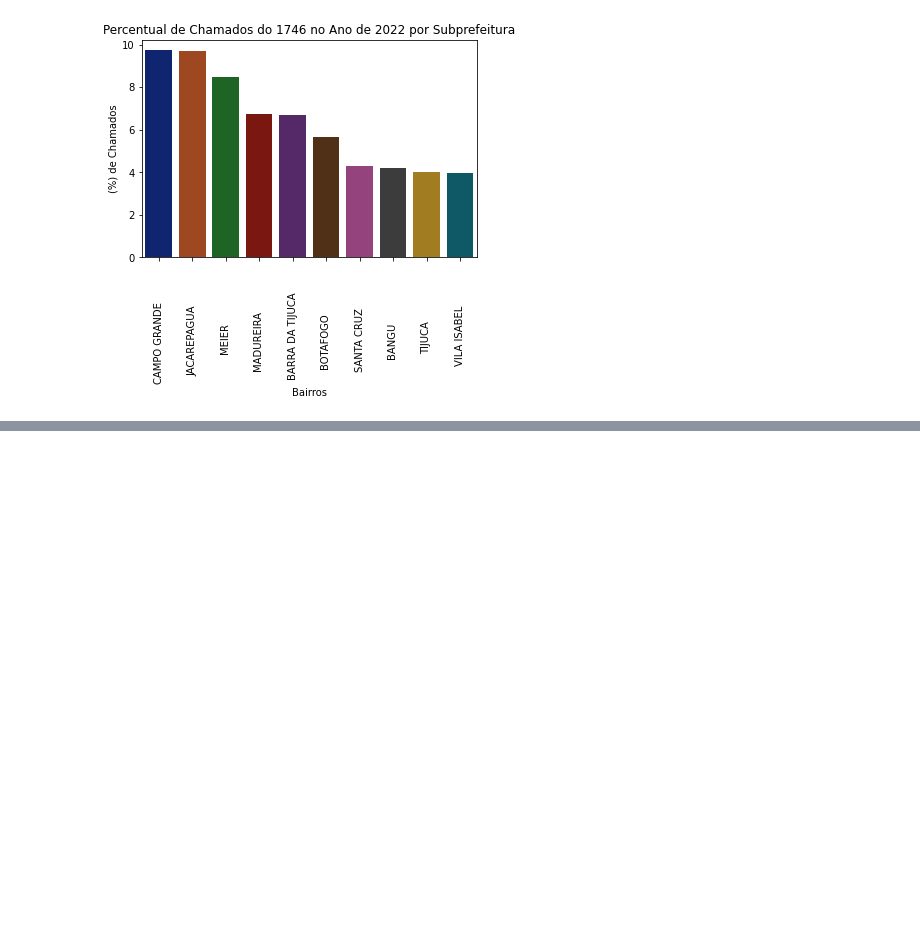
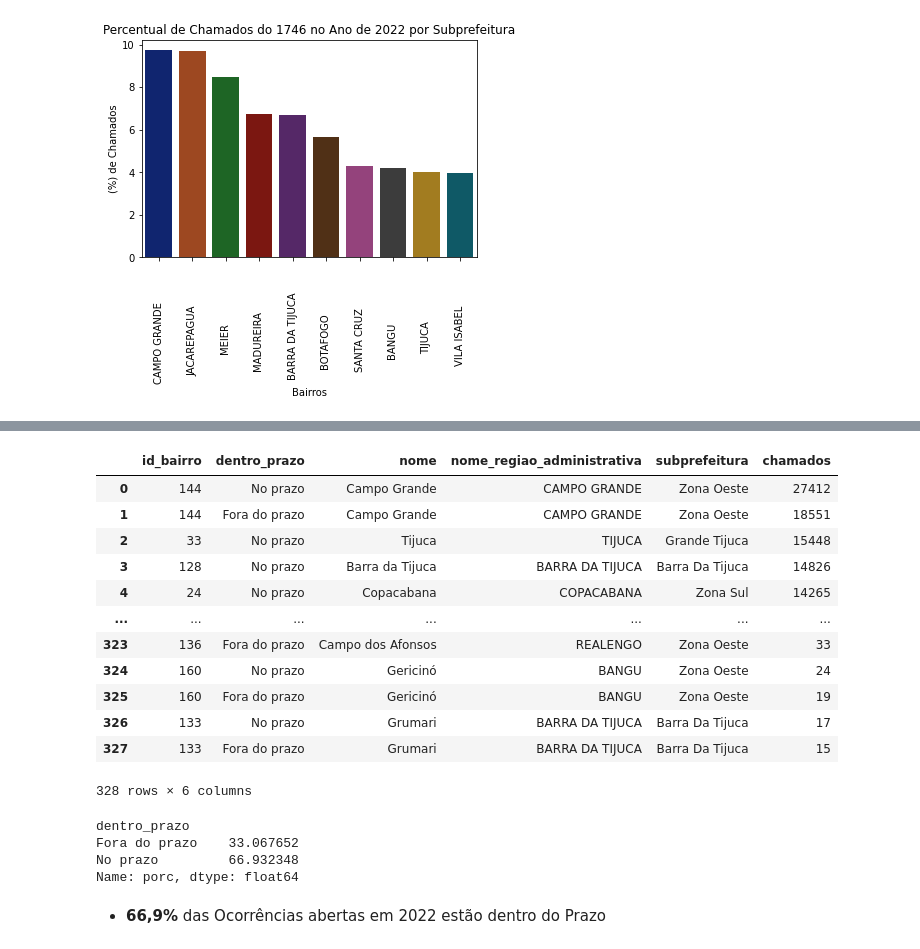
Before and after one commit to CyberBantu/Analise_1746_Dados_Marginais, a Jupyter notebook: Analise_1746.ipynb, the cells around one changed output, grey strips where cells are left out. Drawn from its saved outputs; the diff is of its cells as text; code cells hidden in the pictures; blank space fills up the shorter version.

Commit message:
Analises SObre prazos e Organizações

```diff
--- a/Analise_1746.ipynb
+++ b/Analise_1746.ipynb
@@ -186,0 +215,5 @@ Text(0.5, 1.0, 'Percentual de Chamados do 1746 no Ano de 2022 por Subprefeitura'
+# %%
+prazo = df[['id_bairro','dentro_prazo']]
+# %%
+bairro_prazo = prazo.merge(bairros, on='id_bairro')
+bairro_prazo
@@ -186,0 +234,27 @@ Text(0.5, 1.0, 'Percentual de Chamados do 1746 no Ano de 2022 por Subprefeitura'
+# %%
+agrup_prazo = bairro_prazo.value_counts().reset_index().rename(columns = {0 : 'chamados'}).sort_values(by = 'chamados', ascending = False)
+agrup_prazo
+# %% [output]
+|  | id_bairro | dentro_prazo | nome | nome_regiao_administrativa | subprefeitura | chamados |
+| 0 | 144 | No prazo | Campo Grande | CAMPO GRANDE | Zona Oeste | 27412 |
+| 1 | 144 | Fora do prazo | Campo Grande | CAMPO GRANDE | Zona Oeste | 18551 |
+| 2 | 33 | No prazo | Tijuca | TIJUCA | Grande Tijuca | 15448 |
+| 3 | 128 | No prazo | Barra da Tijuca | BARRA DA TIJUCA | Barra Da Tijuca | 14826 |
+| 4 | 24 | No prazo | Copacabana | COPACABANA | Zona Sul | 14265 |
+| ... | ... | ... | ... | ... | ... | ... |
+| 323 | 136 | Fora do prazo | Campo dos Afonsos | REALENGO | Zona Oeste | 33 |
+| 324 | 160 | No prazo | Gericinó | BANGU | Zona Oeste | 24 |
+| 325 | 160 | Fora do prazo | Gericinó | BANGU | Zona Oeste | 19 |
+| 326 | 133 | No prazo | Grumari | BARRA DA TIJUCA | Barra Da Tijuca | 17 |
+| 327 | 133 | Fora do prazo | Grumari | BARRA DA TIJUCA | Barra Da Tijuca | 15 |
+328 rows × 6 columns
+# %%
+agrup_prazo['porc'] = agrup_prazo['chamados'] / agrup_prazo['chamados'].sum()*100
+agrup_prazo.groupby(['dentro_prazo'])['porc'].sum()
+# %% [output]
+dentro_prazo
+Fora do prazo    33.067652
+No prazo         66.932348
+Name: porc, dtype: float64
+# %% [markdown]
+*  **66,9%** das Ocorrências abertas em 2022 estão dentro do Prazo
```
Also changed, not shown: parts of 10 cells of this notebook.
